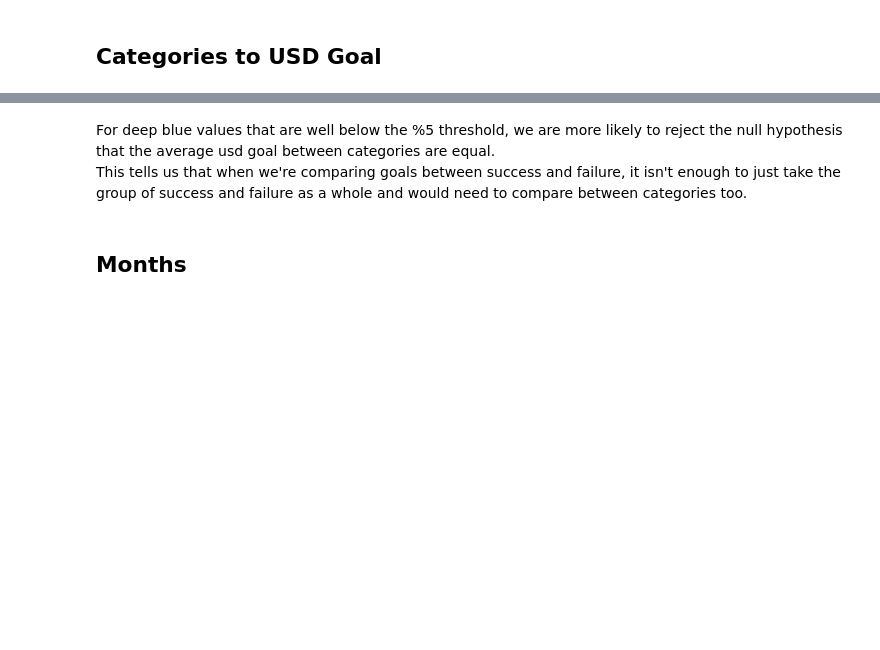
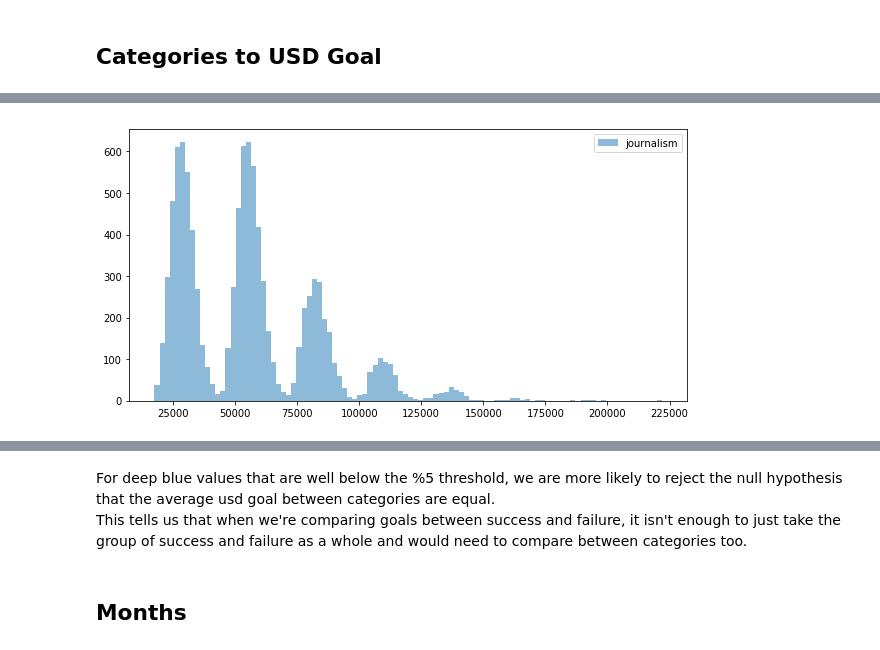
Before and after one commit to ohmgmatt/Springboard, a Jupyter notebook: capstone_one/Stats_Explore.ipynb, the cells around one changed output, grey strips where cells are left out. Drawn from its saved outputs; the diff is of its cells as text; code cells hidden in the pictures; blank space fills up the shorter version.

```diff
--- a/capstone_one/Stats_Explore.ipynb
+++ b/capstone_one/Stats_Explore.ipynb
@@ -431,0 +448,9 @@ fig.savefig("img/bootstrap_video_usage", bbox_inches='tight')
+# %%
+bs_journalism_usd = draw_bs_reps(df[df.category_core == 'journalism'].usd_goal, np.mean, 10000)
+# %%
+fig, ax = plt.subplots(figsize = (10, 5))
+ax = plt.hist(bs_journalism_usd, alpha = 0.5, bins = 100, label = 'journalism')
+plt.legend()
+plt.show()
+# %% [output]
+[figure, added]
```
Also changed, not shown: parts of 20 cells of this notebook, 2 other files.
